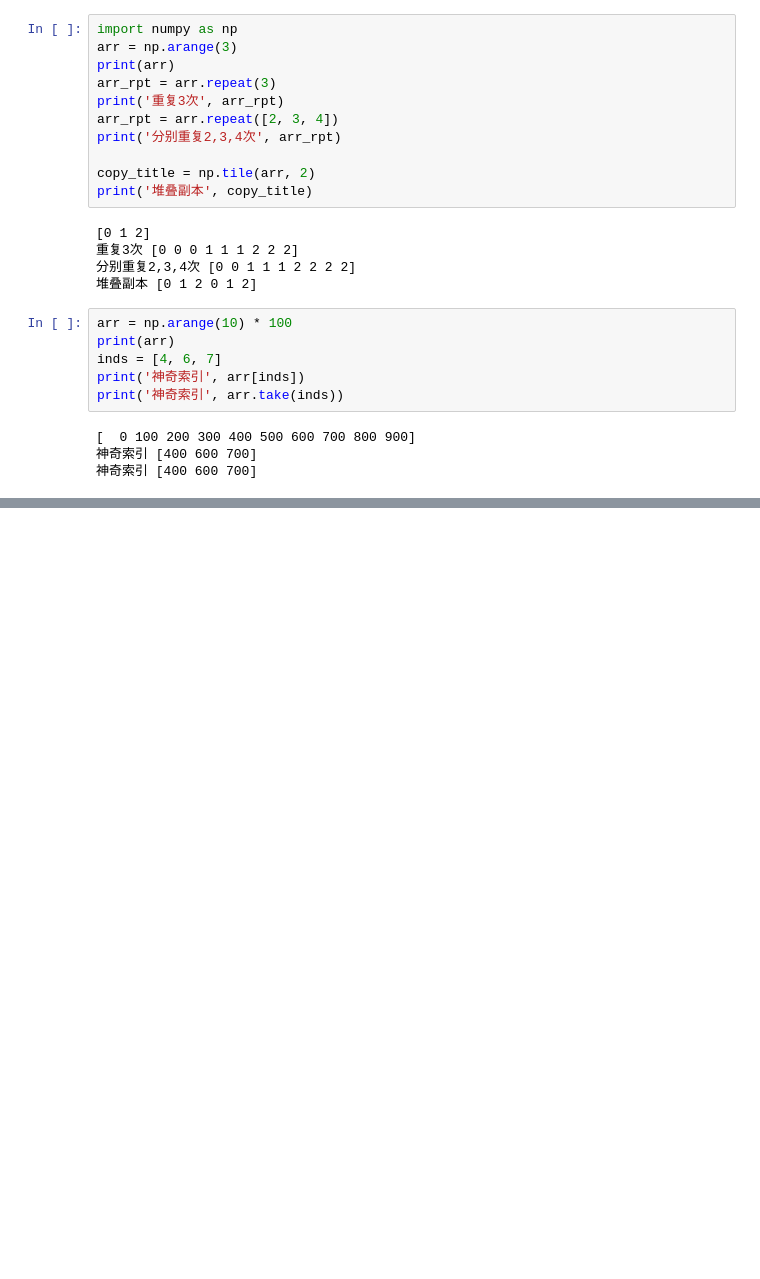
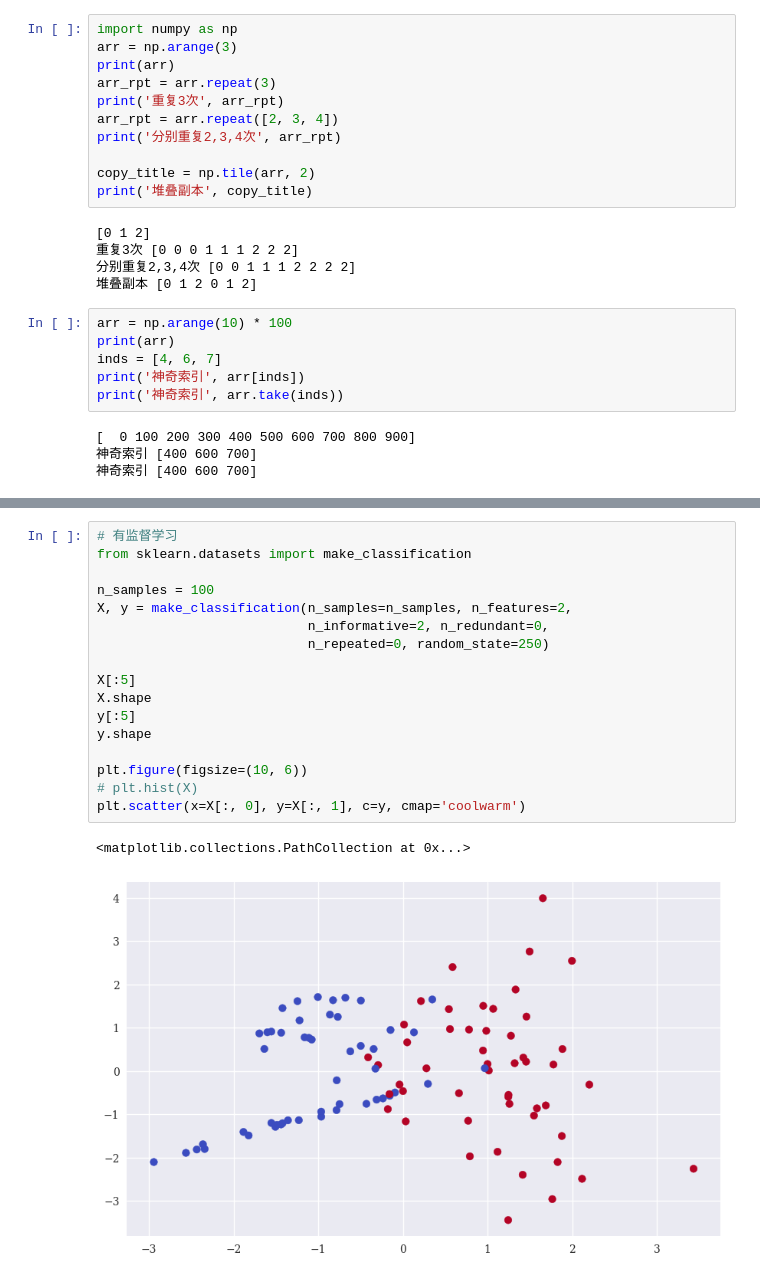
Before and after one commit to eastyell/study_python, a Jupyter notebook: study.ipynb, the cells around one changed output, grey strips where cells are left out. Drawn from its saved outputs; the diff is of its cells as text; blank space fills up the shorter version.

```diff
--- a/study.ipynb
+++ b/study.ipynb
@@ -1568,0 +1745,20 @@ print('神奇索引', arr.take(inds))
+# %%
+# 有监督学习
+from sklearn.datasets import make_classification
+
+n_samples = 100
+X, y = make_classification(n_samples=n_samples, n_features=2,
+                           n_informative=2, n_redundant=0,
+                           n_repeated=0, random_state=250)
+
+X[:5]
+X.shape
+y[:5]
+y.shape
+
+plt.figure(figsize=(10, 6))
+# plt.hist(X)
+plt.scatter(x=X[:, 0], y=X[:, 1], c=y, cmap='coolwarm')
+# %% [output]
+<matplotlib.collections.PathCollection at 0x...>
+[figure, added]
```
Also changed, not shown: parts of 11 cells of this notebook.
